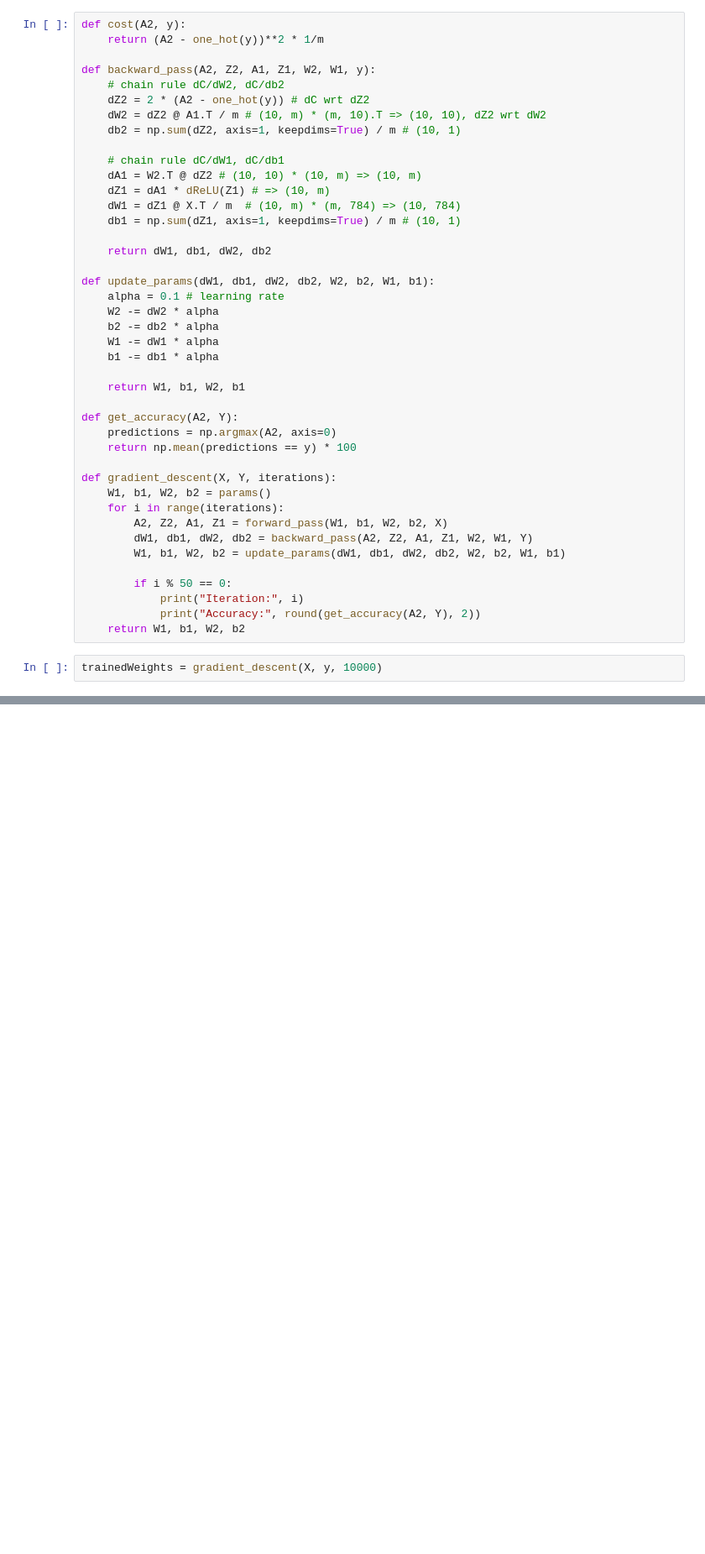
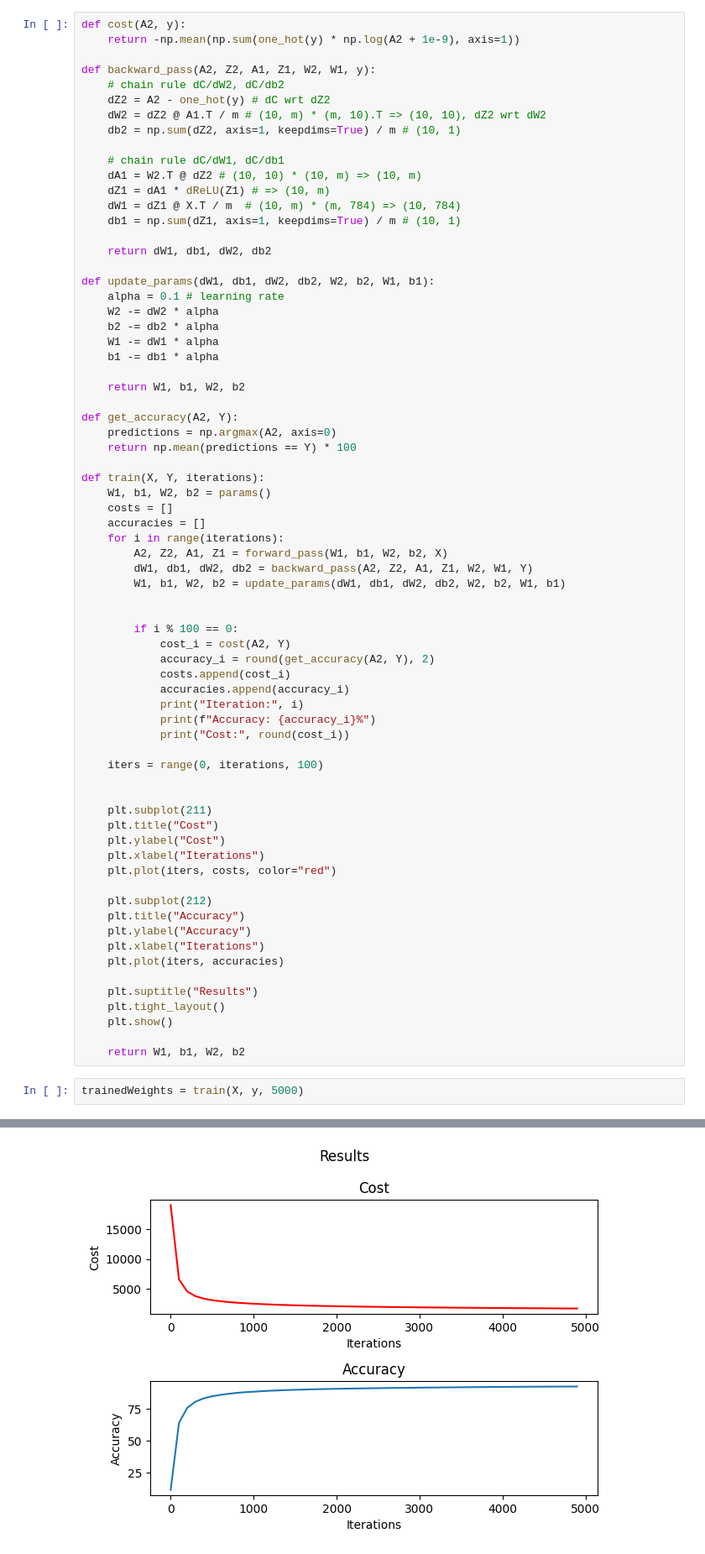
Before and after one commit to sidsurakanti/mnist-classification, a Jupyter notebook: nn.ipynb, the cells around one changed output, grey strips where cells are left out. Shown at 84% size. Saved outputs shown, nothing was run; the diff lists cells and outputs as text; blank space fills up the shorter version.

Commit message:
impr: improved model perf, added cross entropy loss, better plotting, comments for better clarity

```diff
--- a/nn.ipynb
+++ b/nn.ipynb
@@ -52,11 +52,11 @@ def forward_pass(W1, b1, W2, b2, X):
     return A2, Z2, A1, Z1
 # %%
 def cost(A2, y):
-    return (A2 - one_hot(y))**2 * 1/m
+    return -np.mean(np.sum(one_hot(y) * np.log(A2 + 1e-9), axis=1))
 
 def backward_pass(A2, Z2, A1, Z1, W2, W1, y):
     # chain rule dC/dW2, dC/db2
-    dZ2 = 2 * (A2 - one_hot(y)) # dC wrt dZ2
+    dZ2 = A2 - one_hot(y) # dC wrt dZ2
     dW2 = dZ2 @ A1.T / m # (10, m) * (m, 10).T => (10, 10), dZ2 wrt dW2
     db2 = np.sum(dZ2, axis=1, keepdims=True) / m # (10, 1)
 
@@ -75,24 +75,52 @@ def update_params(dW1, db1, dW2, db2, W2, b2, W1, b1):
     W1 -= dW1 * alpha
     b1 -= db1 * alpha
 
-    return W1, b1, W2, b1
+    return W1, b1, W2, b2
 
 def get_accuracy(A2, Y):
     predictions = np.argmax(A2, axis=0)
-    return np.mean(predictions == y) * 100
+    return np.mean(predictions == Y) * 100
 
-def gradient_descent(X, Y, iterations):
+def train(X, Y, iterations):
     W1, b1, W2, b2 = params()
+    costs = []
+    accuracies = []
     for i in range(iterations):
         A2, Z2, A1, Z1 = forward_pass(W1, b1, W2, b2, X)
         dW1, db1, dW2, db2 = backward_pass(A2, Z2, A1, Z1, W2, W1, Y)
         W1, b1, W2, b2 = update_params(dW1, db1, dW2, db2, W2, b2, W1, b1)
 
-        if i % 50 == 0:
+
+        if i % 100 == 0:
+            cost_i = cost(A2, Y)
+            accuracy_i = round(get_accuracy(A2, Y), 2)
+            costs.append(cost_i)
+            accuracies.append(accuracy_i)
             print("Iteration:", i)
-            print("Accuracy:", round(get_accuracy(A2, Y), 2))
+            print(f"Accuracy: {accuracy_i}%")
+            print("Cost:", round(cost_i))
+
+    iters = range(0, iterations, 100)
+
+
+    plt.subplot(211)
+    plt.title("Cost")
+    plt.ylabel("Cost")
+    plt.xlabel("Iterations")
+    plt.plot(iters, costs, color="red")
+
+    plt.subplot(212)
+    plt.title("Accuracy")
+    plt.ylabel("Accuracy")
+    plt.xlabel("Iterations")
+    plt.plot(iters, accuracies)
+
+    plt.suptitle("Results")
+    plt.tight_layout()
+    plt.show()
+
     return W1, b1, W2, b2
 # %%
-trainedWeights = gradient_descent(X, y, 10000)
+trainedWeights = train(X, y, 5000)
 # %% [output]
 Iteration: 0
@@ -115,3 +143,4 @@ Accuracy: 94.53
+[figure, added]
 # %%
 def predict(i, W1, b1, W2, b2):
     A2, _, _, _ = forward_pass(W1, b1, W2, b2, X_test.T)
```
Also changed, not shown: parts of 2 cells of this notebook, 1 other file.
